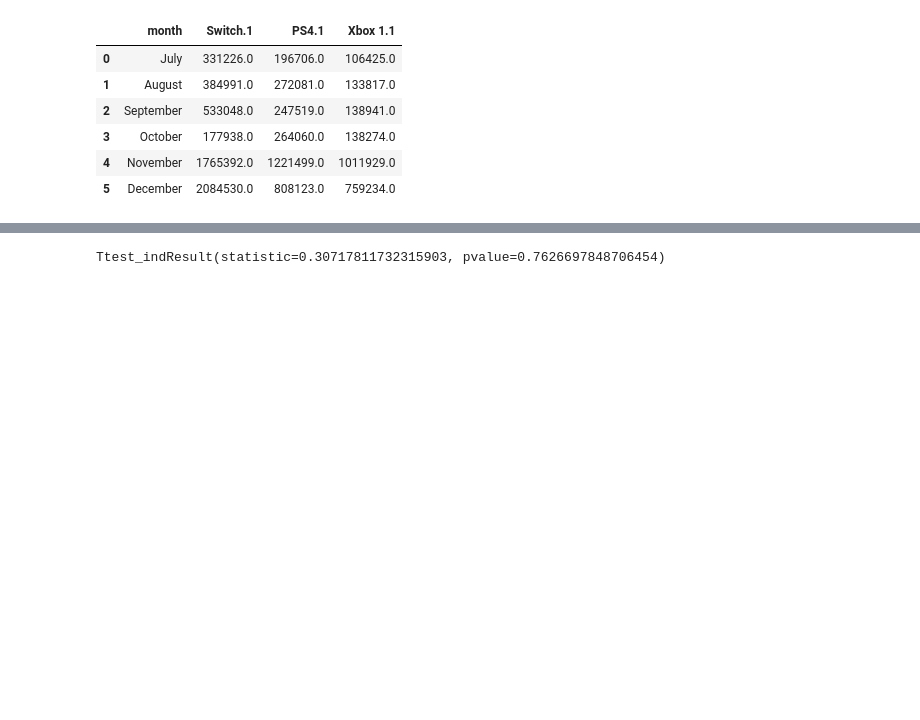
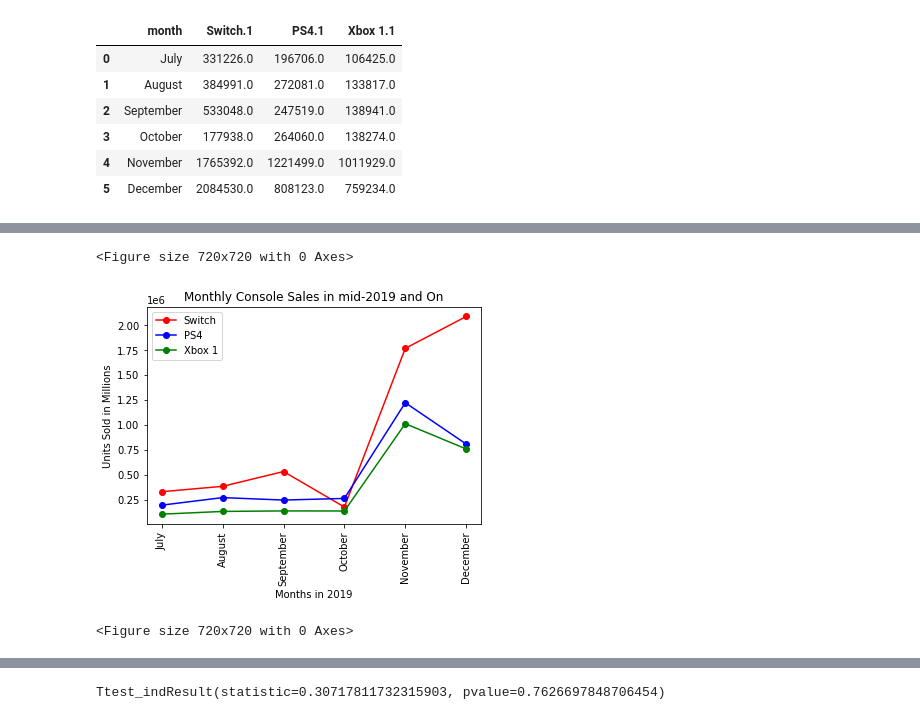
Before and after one commit to shadeetabasi/data-analysis-project-1, a Jupyter notebook: rizky/vidya.ipynb, the cells around one changed output, grey strips where cells are left out. Drawn from its saved outputs; the diff is of its cells as text; code cells hidden in the pictures; blank space fills up the shorter version.

```diff
--- a/rizky/vidya.ipynb
+++ b/rizky/vidya.ipynb
@@ -110,5 +117,5 @@ PS4, = plt.plot(games19["month"], games19["PS4.1"], color="blue", label="PS4", m
 Xbone, = plt.plot(games19["month"], games19["Xbox 1.1"], color="green", label="Xbox 1", marker="o")
 plt.legend(handles = [Switch, PS4, Xbone,],loc="upper left")
 plt.savefig("salesmid2019on.png")
-plt.figure(figsize=(1,1))
+plt.figure(figsize=(10,10))
 # %% [output]
@@ -119,3 +122,6 @@ plt.figure(figsize=(1,1))
+<Figure size 720x720 with 0 Axes>
+[figure, added]
+<Figure size 720x720 with 0 Axes>
 # %%
 #plotting the console sales for 2020
 plt.title("Monthly Console Sales in 2020")
```
Also changed, not shown: parts of 21 cells of this notebook, 10 other files.
